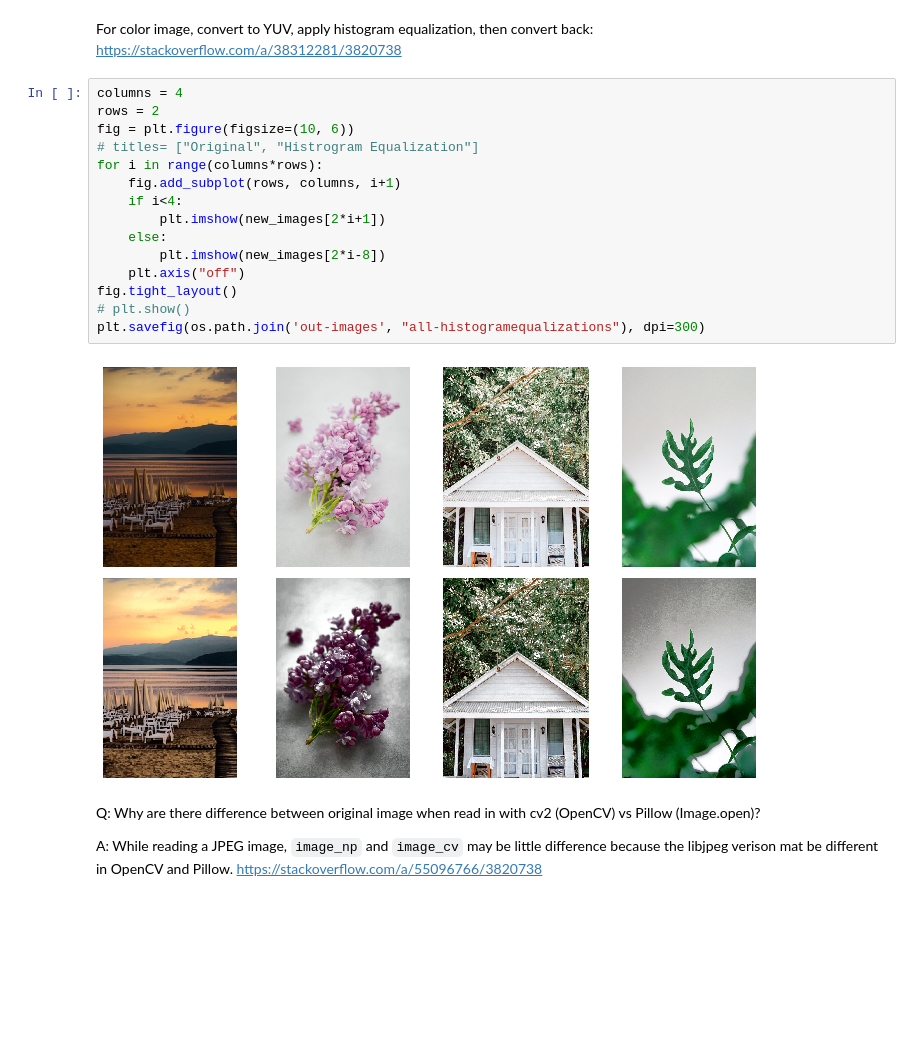
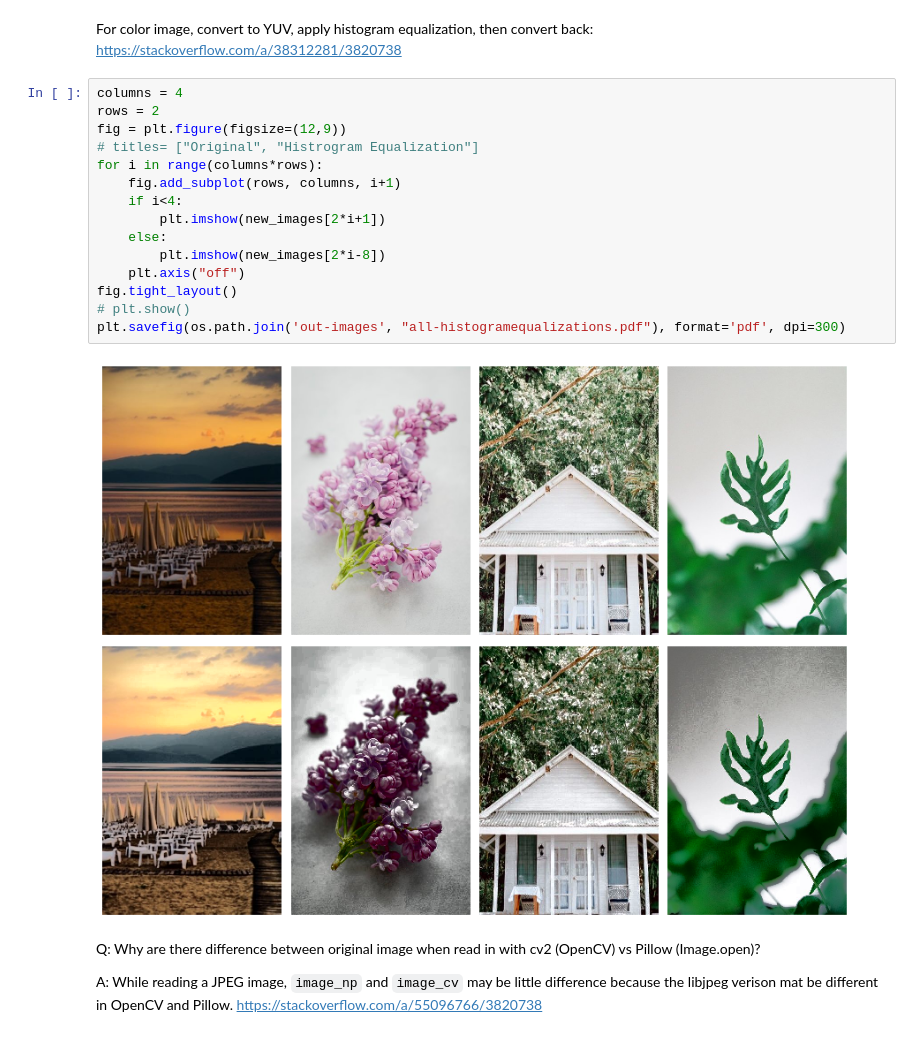
Before and after one commit to ldnam/Transformation-Filter-Unsharpmasking_project, a Jupyter notebook: Histogram-Equalization.ipynb, the cells around one changed output. Cells and saved outputs as stored; diff of their text form; blank space fills up the shorter version.

```diff
--- a/Histogram-Equalization.ipynb
+++ b/Histogram-Equalization.ipynb
@@ -24,20 +24,20 @@ For color image, convert to YUV, apply histogram equalization, then convert back
 # %%
 columns = 4
 rows = 2
-fig = plt.figure(figsize=(10, 6))
+fig = plt.figure(figsize=(12,9))
 # titles= ["Original", "Histrogram Equalization"]
 for i in range(columns*rows):
     fig.add_subplot(rows, columns, i+1)
     if i<4:
         plt.imshow(new_images[2*i+1])
     else:
         plt.imshow(new_images[2*i-8])
     plt.axis("off")
 fig.tight_layout()
 # plt.show()
-plt.savefig(os.path.join('out-images', "all-histogramequalizations"), dpi=300)
+plt.savefig(os.path.join('out-images', "all-histogramequalizations.pdf"), format='pdf', dpi=300)
 # %% [output]
-[figure, old version]
+[figure, new version]
 # %% [markdown]
 Q: Why are there difference between original image when read in with cv2 (OpenCV) vs Pillow (Image.open)?
 
```
Also changed, not shown: 4 other files.
